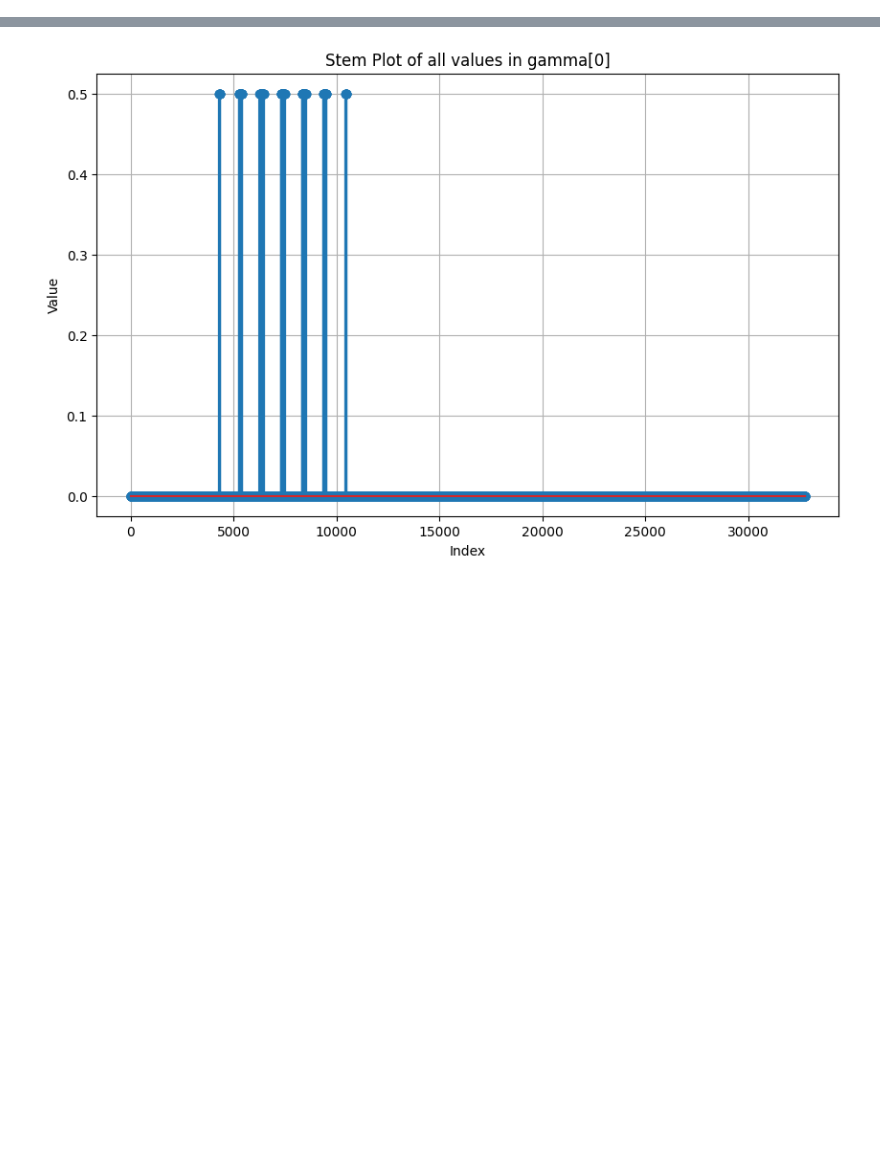
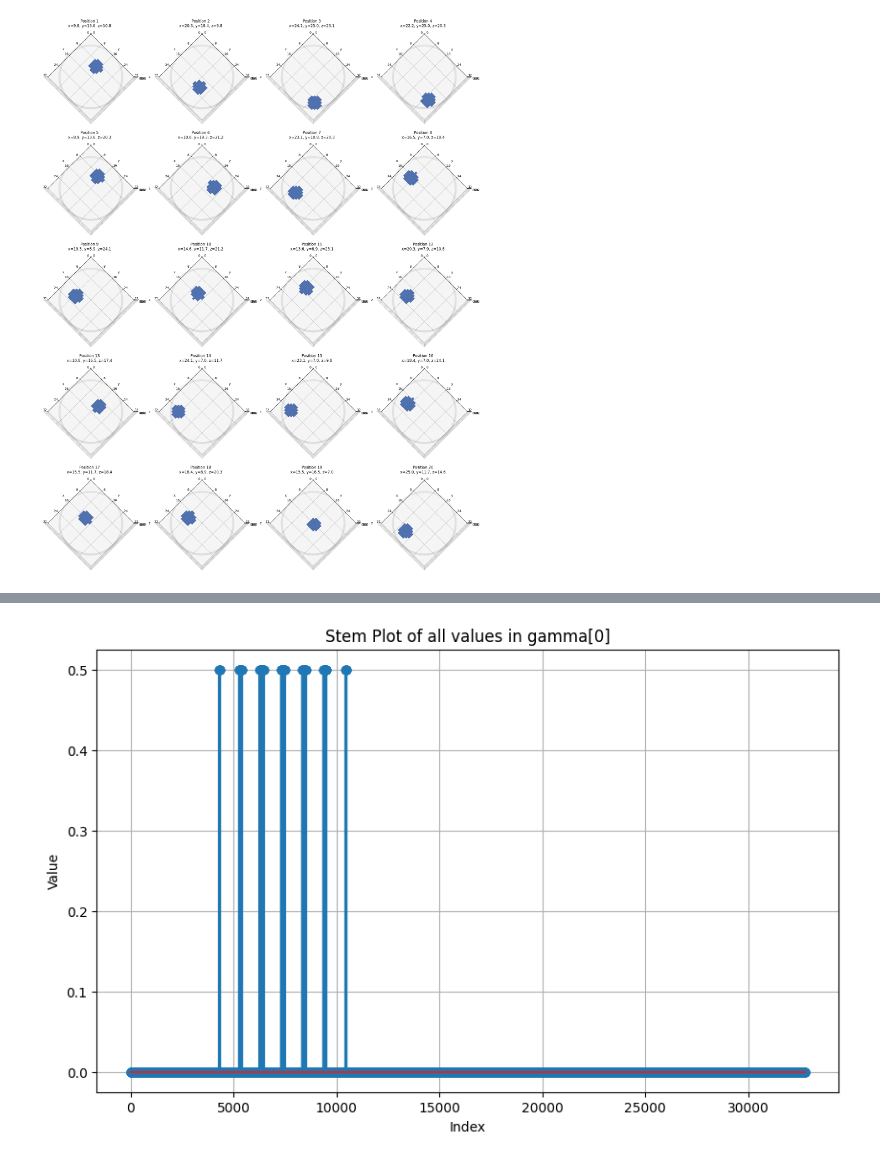
Before and after one commit to Peer076/Master-Thesis-EIT, a Jupyter notebook: 3D_VAE_training.ipynb, the cells around one changed output, grey strips where cells are left out. Saved outputs shown, nothing was run; the diff lists cells and outputs as text; code cells hidden in the pictures; blank space fills up the shorter version.

```diff
--- a/3D_VAE_training.ipynb
+++ b/3D_VAE_training.ipynb
@@ -144,5 +121,5 @@ plot_tank_and_ball(ball, tank, boundary)
 # %%
-ball = BallAnomaly(x=10.5, y=10, z=10, d=40, perm=1)
+ball = BallAnomaly(x=10.5, y=10, z=10, d=38, perm=1)
 # %%
 ball_vxl = voxel_ball(ball, boundary)
 # %%
@@ -175,3 +151,72 @@ gamma = np.array(gamma) / 2
 diameter_labels = np.array(diameter_labels)
 pos_ball = np.array(pos_ball)
 vol_ball = np.array(vol_ball)
+# %%
+def plot_multiple_positions(pos_ball, n_positions=20, ball_diameter = ball.d):
+    """
+    Plot ball positions in a 5x4 subplot grid using existing functions
+
+    Args:
+        pos_ball: Array of positions [y, x, z]
+        n_positions: Number of positions to plot (default: 20)
+        ball_diameter: Diameter of the ball in mm (default: 38)
+    """
+    tank = TankProperties32x2()
+    boundary = Boundary()
+    perm = 1
+
+    # Create figure for subplots
+    fig = plt.figure(figsize=(20, 25))
+
+    # Randomly select n_positions from pos_ball
+    selected_indices = np.random.choice(len(pos_ball), n_positions, replace=False)
+
+    # Plot selected positions
+    for i, idx in enumerate(selected_indices):
+        # Get position (note: pos_ball is [y, x, z])
+        y, x, z = pos_ball[idx]
+
+        # Create ball instance
+        ball = BallAnomaly(x=x, y=y, z=z, d=ball_diameter, perm=perm)
+
+        # Create subplot
+        ax = fig.add_subplot(5, 4, i+1, projection='3d')
+
+        # Use existing functions to plot tank and ball
+        scale_factor = 32 / tank.T_d
+        cylinder_radius = tank.T_r * scale_factor
+        cylinder_height = tank.T_bz[1] * scale_factor
+        x_cyl, y_cyl, z_cyl = create_cylinder_mesh(cylinder_radius, cylinder_height)
+
+        x_cyl += 16
+        y_cyl += 16
+
+        ax.plot_surface(x_cyl, y_cyl, z_cyl, alpha=0.1, color='gray')
+        ball_voxels = voxel_ball(ball, boundary)
+        ax.voxels(ball_voxels.transpose(1, 0, 2), facecolors='cornflowerblue', alpha=0.8)
+
+        # Set axis properties
+        ax.set_xlabel('x')
+        ax.set_ylabel('y')
+        ax.set_zlabel('z')
+
+        ax.set_xlim([boundary.x_0, boundary.x_length])
+        ax.set_ylim([boundary.y_0, boundary.y_length])
+        ax.set_zlim([boundary.z_0, boundary.z_length])
+
+        ax.grid(True)
+        ax.set_xticks([0, 8, 16, 24, 32])
+        ax.set_yticks([0, 8, 16, 24, 32])
+        ax.set_zticks([0, 8, 16, 24, 32])
+
+        ax.view_init(elev=90, azim=45)
+
+        # Add position information
+        ax.set_title(f'Position {i+1}\nx={x:.1f}, y={y:.1f}, z={z:.1f}')
+
+    plt.tight_layout()
+    plt.show()
+
+plot_multiple_positions(pos_ball)
+# %% [output]
+[figure, added]
```
Also changed, not shown: parts of 15 cells of this notebook, 14 other files.
